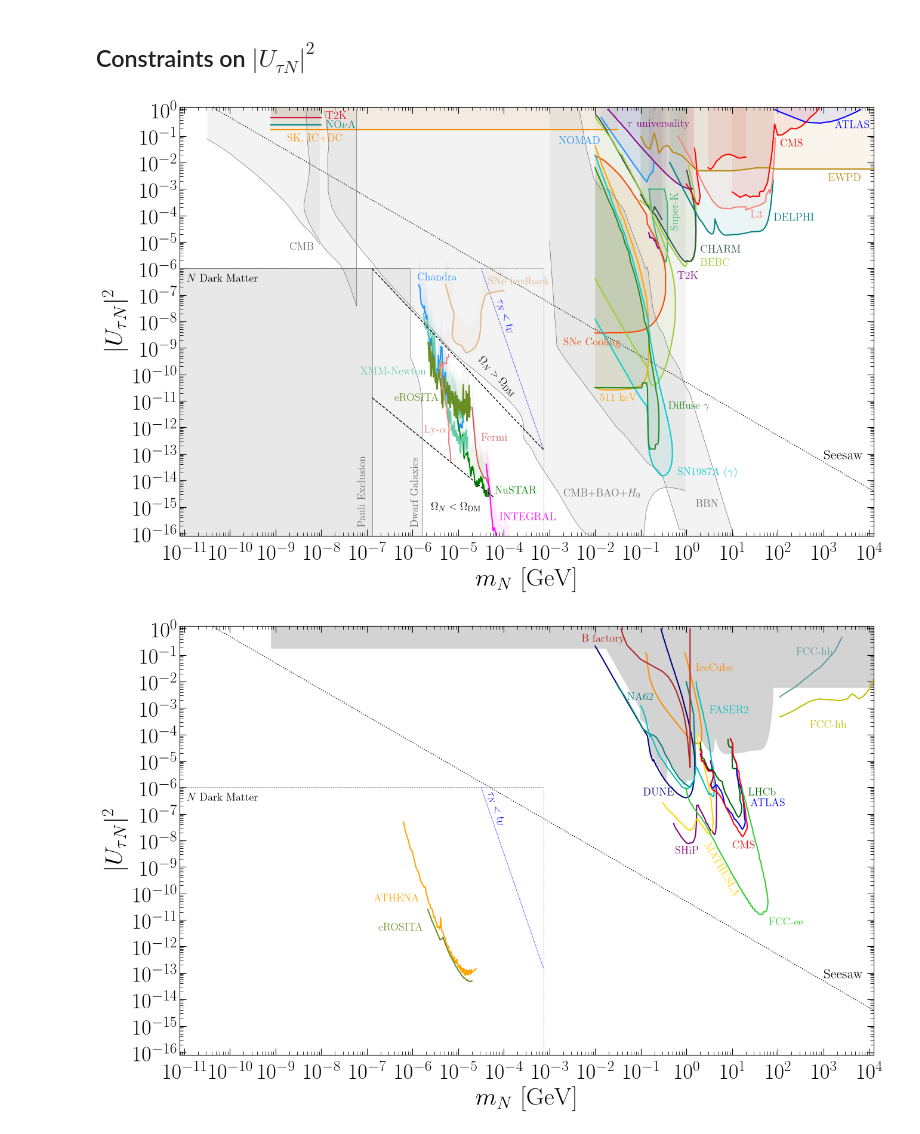
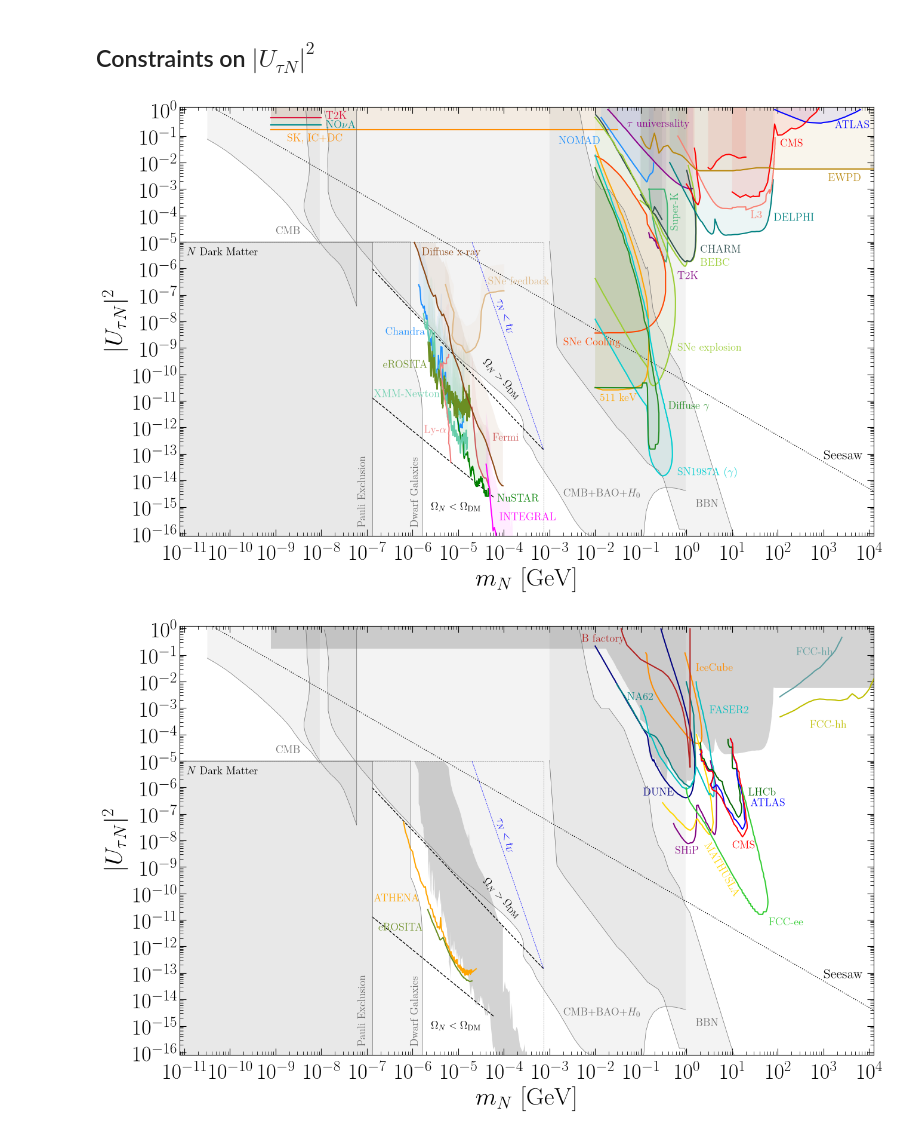
Before and after one commit to PatrickBolton/SterileNeutrinoConstraints, a Jupyter notebook: 2_tau_mixing.ipynb, the cells around one changed output. Saved outputs shown, nothing was run; the diff lists cells and outputs as text; code cells hidden in the pictures.

Commit message:
Added summary plot

```diff
--- a/2_tau_mixing.ipynb
+++ b/2_tau_mixing.ipynb
@@ -241,8 +246,10 @@ cosmo_constraints = CMB
 
 constraints = lab_constraints | astro_constraints | cosmo_constraints
 # %%
-HNL.plot(lim_type = 'current', current_constraints=constraints,
+HNL.plot(lim_type = 'current',
+         current_constraints=constraints,
+         current_xray_constraints=x_ray,
          title = 'UtauNsq', ylabel = r'$|U_{\tau N}|^2$', svfg = True);
 # %% [output]
-[figure, old version]
+[figure, new version]
 # %%
@@ -347,6 +353,9 @@ future_constraints = lab_constraints_f | astro_constraints_f
 # %%
 HNL.plot(lim_type = 'future',
-         current_constraints=current_constraints, future_constraints=future_constraints,
+         current_constraints=lab_constraints,
+         current_xray_constraints=x_ray,
+         current_cosmo_constraints=cosmo_constraints,
+         future_constraints=future_constraints,
          title = 'UtauNsq', ylabel = r'$|U_{\tau N}|^2$', svfg = True);
 # %% [output]
-[figure, old version]
+[figure, new version]
```
Also changed, not shown: parts of 2 cells of this notebook, 19 other files.
